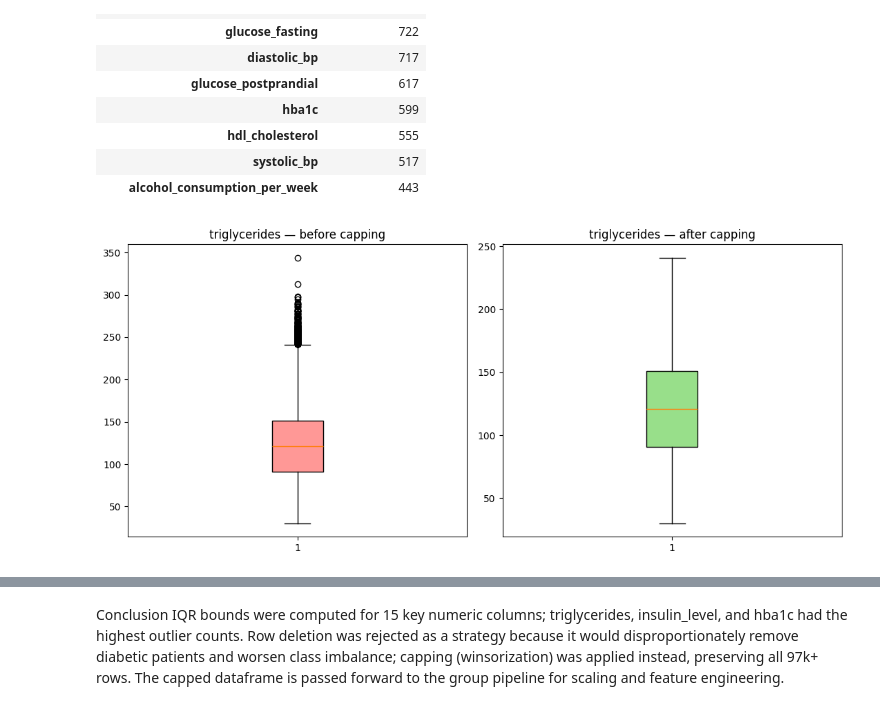
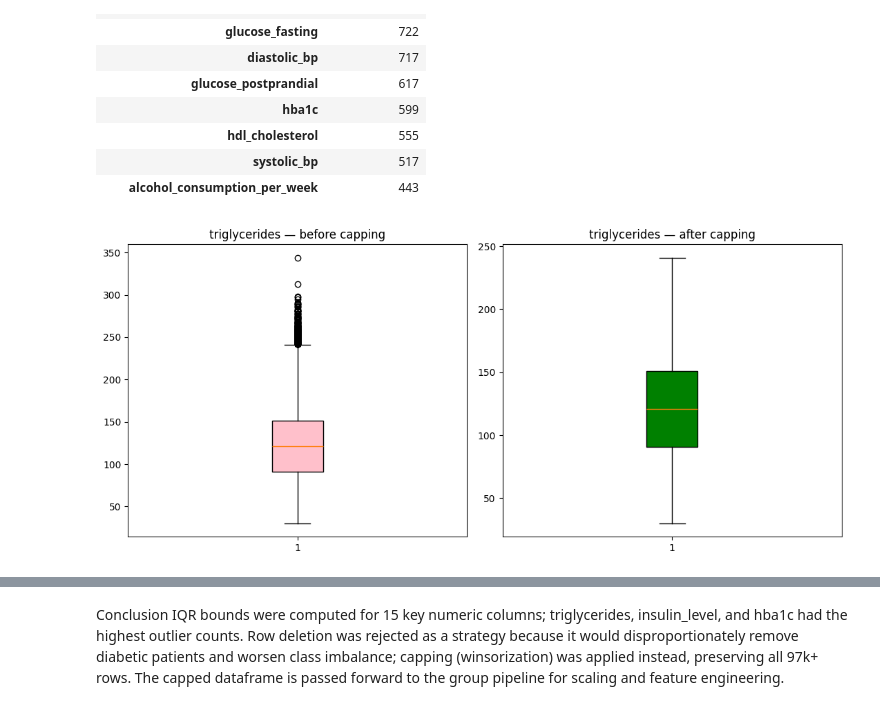
Before and after one commit to FaijAhamed-ML/Diabetics-prediction-supervised-machine-learning-project, a Jupyter notebook: 2026-Y2-S1-MLB-WEB2G1-02/notebooks/03.IT25101492_Outlier_Removal.ipynb, the cells around one changed output, grey strips where cells are left out. Cells and saved outputs as stored; diff of their text form; code cells hidden in the pictures.

```diff
--- a/2026-Y2-S1-MLB-WEB2G1-02/notebooks/03.IT25101492_Outlier_Removal.ipynb
+++ b/2026-Y2-S1-MLB-WEB2G1-02/notebooks/03.IT25101492_Outlier_Removal.ipynb
@@ -132,12 +132,12 @@ pd.Series(capped_counts, name='values_capped').sort_values(ascending=False).to_f
 | alcohol_consumption_per_week | 443 |
 # %%
 fig, axes = plt.subplots(1, 2, figsize=(11, 5))
-axes[0].boxplot(df['triglycerides'], patch_artist=True, boxprops=dict(facecolor='#ff9896'))
+axes[0].boxplot(df['triglycerides'], patch_artist=True, boxprops=dict(facecolor='pink'))
 axes[0].set_title('triglycerides — before capping')
-axes[1].boxplot(df_treated['triglycerides'], patch_artist=True, boxprops=dict(facecolor='#98df8a'))
+axes[1].boxplot(df_treated['triglycerides'], patch_artist=True, boxprops=dict(facecolor='green'))
 axes[1].set_title('triglycerides — after capping')
 plt.tight_layout()
-plt.savefig('../results/eda_visualizations/outlier_before_after_capping.png', dpi=120)
+plt.savefig('../results/eda_visualizations/outlier_before_after_capping_triglycerides.png', dpi=120)
 plt.show()
 # %% [output]
-[figure, old version]
+[figure, new version]
```
Also changed, not shown: parts of 4 cells of this notebook, 6 other files.
